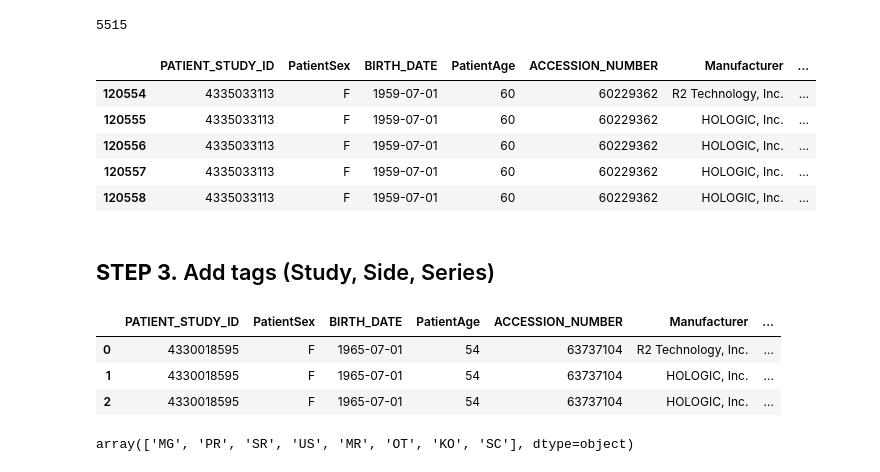
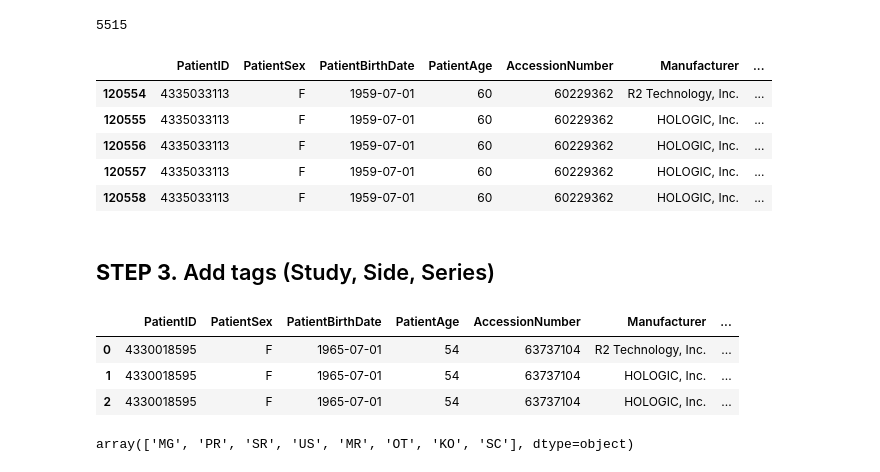
Before and after one commit to tracy01014/MO-DBT-data-curation, a Jupyter notebook: Code/dicom_tag.ipynb, the cells around one changed output. Saved outputs shown, nothing was run; the diff lists cells and outputs as text; code cells hidden in the pictures.

```diff
--- a/Code/dicom_tag.ipynb
+++ b/Code/dicom_tag.ipynb
@@ -97,7 +97,7 @@ def calculate_age_at_study(df):
     # 1. Ensure date columns are in datetime format
     # The format 'YYYY-MM-DD' is used for parsing
     try:
-        df['BIRTH_DATE_DT'] = pd.to_datetime(df['BIRTH_DATE'], format='%Y-%m-%d')
+        df['BIRTH_DATE_DT'] = pd.to_datetime(df['PatientBirthDate'], format='%Y-%m-%d')
         # Note: The StudyDate column often includes time (e.g., '2020-06-01 09:10:52').
         # We can let pandas infer the format for this one since it's cleaner.
         df['StudyDate_DT'] = pd.to_datetime(df['StudyDate'], errors='coerce')
@@ -129,14 +129,12 @@ num_patient = df_sort["PatientID"].nunique()
 print(num_patient)
 # %% [output]
 5515
-# %%
-df_sort.rename(columns={'PatientID': 'PATIENT_STUDY_ID', 'AccessionNumber': 'ACCESSION_NUMBER', 'PatientBirthDate': 'BIRTH_DATE'}, inplace=True)
 # %%
 df_step2 = calculate_age_at_study(df_sort)
 # %%
-df_step2[df_step2['PATIENT_STUDY_ID']==4335033113].head(5)
+df_step2[df_step2['PatientID']==4335033113].head(5)
 # %% [output]
-|  | PATIENT_STUDY_ID | PatientSex | BIRTH_DATE | PatientAge | ACCESSION_NUMBER | Manufacturer | ... |
+|  | PatientID | PatientSex | PatientBirthDate | PatientAge | AccessionNumber | Manufacturer | ... |
 | 120554 | 4335033113 | F | 1959-07-01 | 60 | 60229362 | R2 Technology, Inc. | ... |
 | 120555 | 4335033113 | F | 1959-07-01 | 60 | 60229362 | HOLOGIC, Inc. | ... |
 | 120556 | 4335033113 | F | 1959-07-01 | 60 | 60229362 | HOLOGIC, Inc. | ... |
@@ -149,7 +147,7 @@ dicom = df_step2
 # %%
 dicom.head(3)
 # %% [output]
-|  | PATIENT_STUDY_ID | PatientSex | BIRTH_DATE | PatientAge | ACCESSION_NUMBER | Manufacturer | ... |
+|  | PatientID | PatientSex | PatientBirthDate | PatientAge | AccessionNumber | Manufacturer | ... |
 | 0 | 4330018595 | F | 1965-07-01 | 54 | 63737104 | R2 Technology, Inc. | ... |
 | 1 | 4330018595 | F | 1965-07-01 | 54 | 63737104 | HOLOGIC, Inc. | ... |
 | 2 | 4330018595 | F | 1965-07-01 | 54 | 63737104 | HOLOGIC, Inc. | ... |
```
Also changed, not shown: parts of 15 cells of this notebook.
